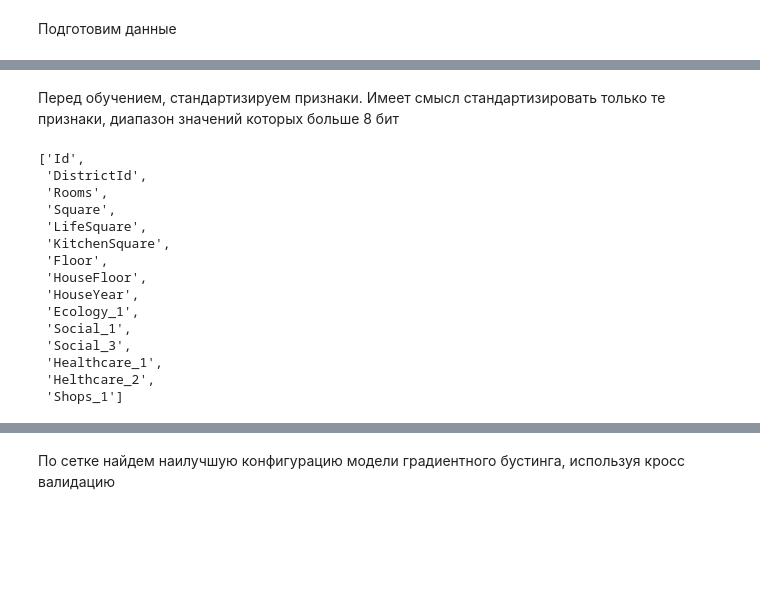
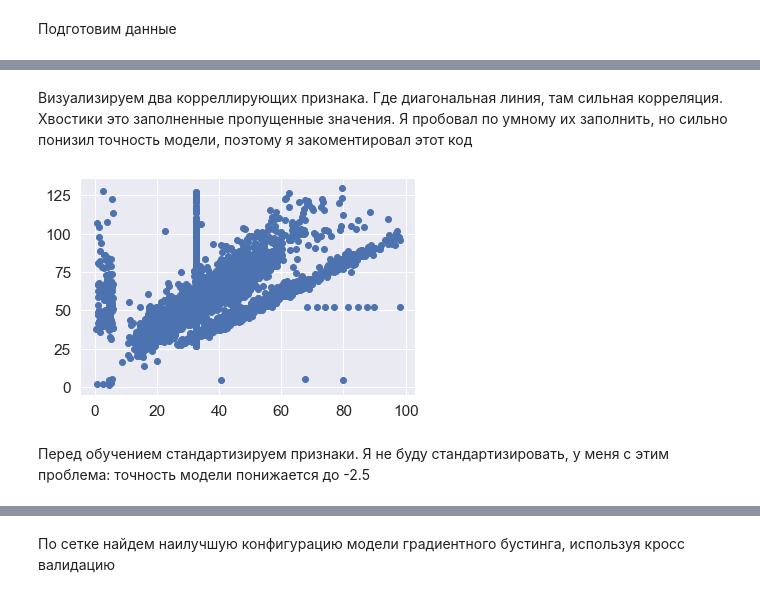
Before and after one commit to FlightBlaze/ds-course-work, a Jupyter notebook: course-work.ipynb, the cells around one changed output, grey strips where cells are left out. Drawn from its saved outputs; the diff is of its cells as text; code cells hidden in the pictures; blank space fills up the shorter version.

```diff
--- a/course-work.ipynb
+++ b/course-work.ipynb
@@ -221,25 +256,14 @@ X_train
 7000 rows × 22 columns
+# %% [markdown]
+Визуализируем два корреллирующих признака. Где диагональная линия, там сильная корреляция. Хвостики это заполненные пропущенные значения. Я пробовал по умному их заполнить, но сильно понизил точность модели, поэтому я закоментировал этот код
+# %%
+# ls_color = X_train["LifeSquare_was_missing"]
+plt.scatter(x=X_train["LifeSquare"], y=X_train["Square"])
+plt.show()
+# %% [output]
+[figure, added]
 # %% [markdown]
-Перед обучением, стандартизируем признаки. Имеет смысл стандартизировать только те признаки, диапазон значений которых больше 8 бит
+Перед обучением стандартизируем признаки. Я не буду стандартизировать, у меня с этим проблема: точность модели понижается до -2.5
-# %%
-feature_names_for_std = X_train.select_dtypes(include=['float64', 'float32', 'float16']).columns.tolist()
-feature_names_for_std
-# %% [output]
-['Id',
- 'DistrictId',
- 'Rooms',
- 'Square',
- 'LifeSquare',
- 'KitchenSquare',
- 'Floor',
- 'HouseFloor',
- 'HouseYear',
- 'Ecology_1',
- 'Social_1',
- 'Social_3',
- 'Healthcare_1',
- 'Helthcare_2',
- 'Shops_1']
 # %%
 from sklearn.preprocessing import StandardScaler
 
```
Also changed, not shown: parts of 11 cells of this notebook.
